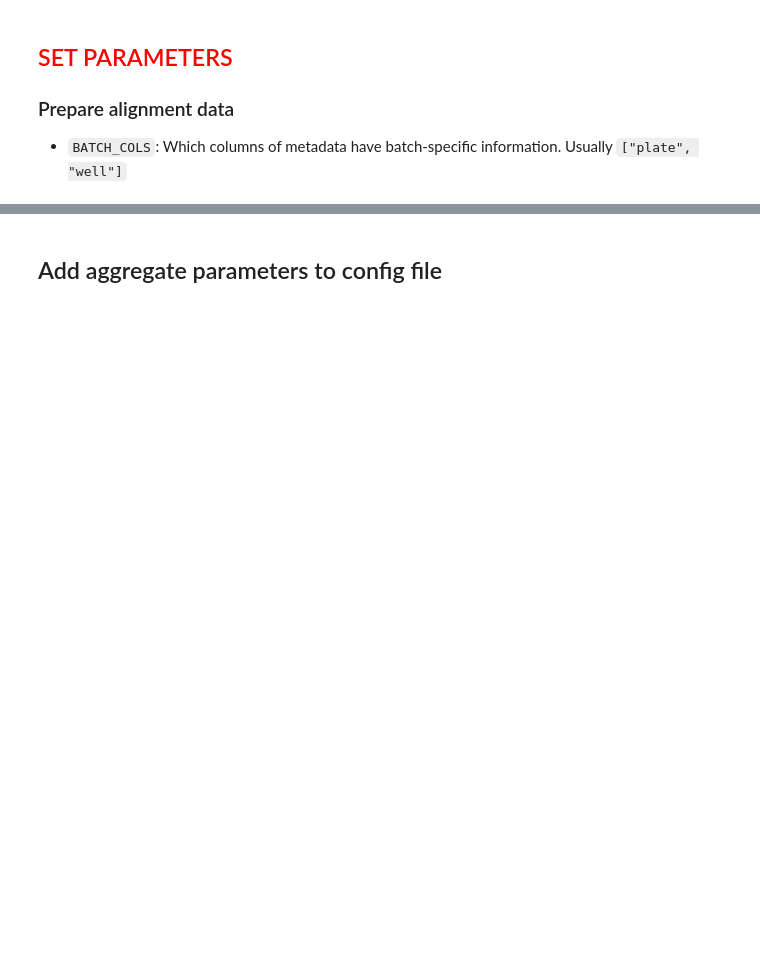
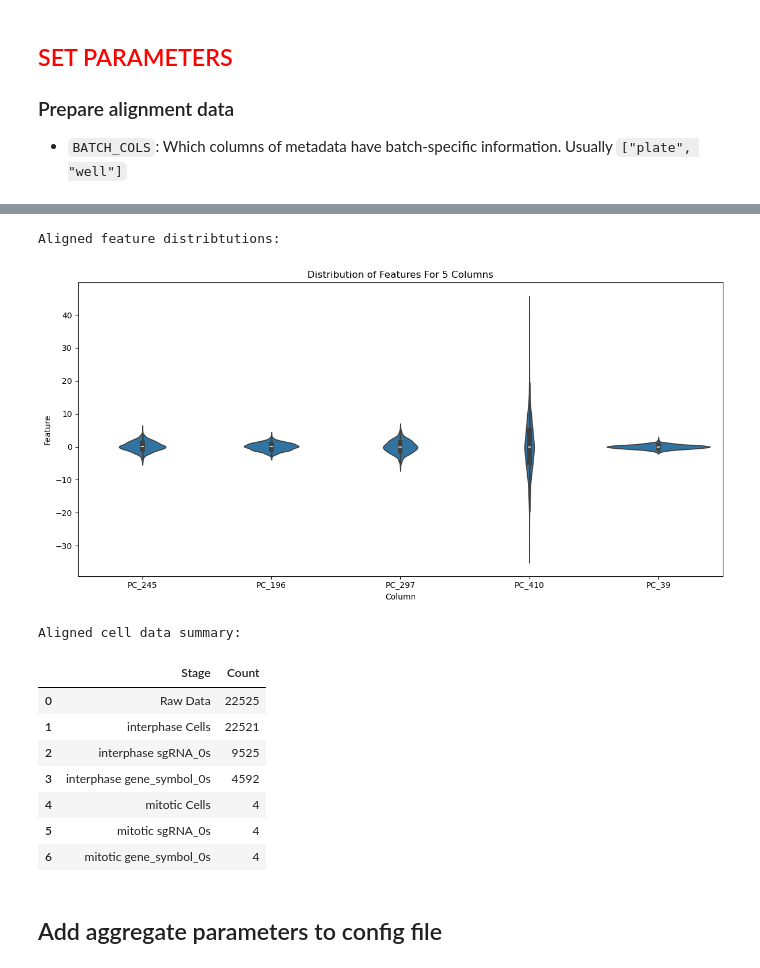
Before and after one commit to cheeseman-lab/brieflow-analysis, a Jupyter notebook: analysis/7.configure_aggregate_params.ipynb, the cells around one changed output, grey strips where cells are left out. Drawn from its saved outputs; the diff is of its cells as text; code cells hidden in the pictures; blank space fills up the shorter version.

```diff
--- a/analysis/7.configure_aggregate_params.ipynb
+++ b/analysis/7.configure_aggregate_params.ipynb
@@ -297,8 +361,16 @@ CONTROL_KEY = "nontargeting"
 pca_embeddings = embed_by_pca(features.values, metadata, variance_or_ncomp=PC_COUNT, batch_col="batch_values")
 tvn_normalized = tvn_on_controls(pca_embeddings, metadata, PERTURBATION_NAME_COL, CONTROL_KEY, "batch_values")
 
-tvn_normalized_columns = [f'PCA_{i}' for i in range(tvn_normalized.shape[1])]
-tvn_normalized_df = pd.DataFrame(tvn_normalized, index=metadata.index, columns=tvn_normalized_columns)
+aggregated_embeddings, aggregated_metadata = aggregate(
+    tvn_normalized, metadata, PERTURBATION_NAME_COL, method=AGG_METHOD
+)
+
+feature_columns = [f'PC_{i}' for i in range(tvn_normalized.shape[1])]
+
+tvn_normalized_df = pd.DataFrame(tvn_normalized, index=metadata.index, columns=feature_columns)
 aligned_cell_data = pd.concat([metadata, tvn_normalized_df], axis=1)
 
-aligned_cell_data
+aggregated_embeddings_df = pd.DataFrame(aggregated_embeddings, index=aggregated_metadata.index, columns=feature_columns)
+aggregated_cell_data = pd.concat([aggregated_metadata, aggregated_embeddings_df], axis=1).sort_values("cell_count", ascending=False).reset_index(drop=True)
+
+aggregated_cell_data
@@ -348,3 +397,24 @@ def aggregate(
+# %%
+COLLAPSE_COLS = ["sgRNA_0", "gene_symbol_0"]
+# %%
+print("Aligned feature distribtutions:")
+plot_feature_distributions(aligned_cell_data, FEATURE_START_IDX, num_features=5)
+
+print("Aligned cell data summary:")
+summary_df = summarize_cell_data(aligned_cell_data, CELL_CLASSES, COLLAPSE_COLS)
+summary_df
+# %% [output]
+Aligned feature distribtutions:
+[figure, added]
+Aligned cell data summary:
+|  | Stage | Count |
+| 0 | Raw Data | 22525 |
+| 1 | interphase Cells | 22521 |
+| 2 | interphase sgRNA_0s | 9525 |
+| 3 | interphase gene_symbol_0s | 4592 |
+| 4 | mitotic Cells | 4 |
+| 5 | mitotic sgRNA_0s | 4 |
+| 6 | mitotic gene_symbol_0s | 4 |
 # %% [markdown]
 ## Add aggregate parameters to config file
 # %%
```
Also changed, not shown: parts of 12 cells of this notebook.
